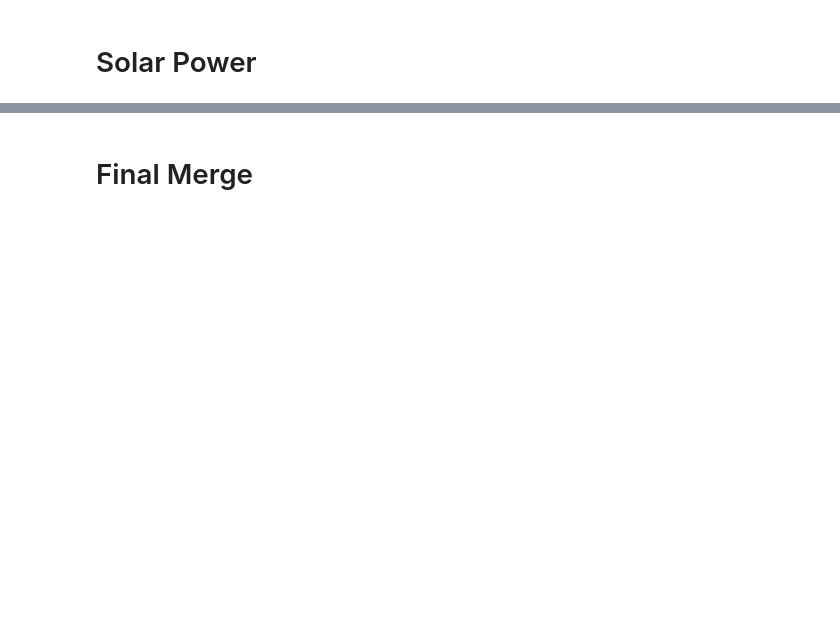
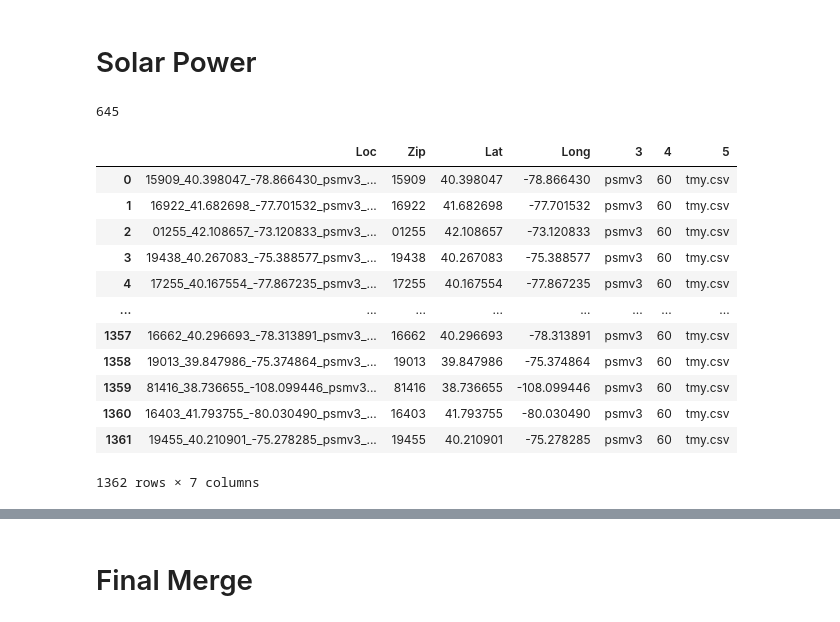
Before and after one commit to awendell989/Coincident_Peak_Final, a Jupyter notebook: CP_SE_Hour.ipynb, the cells around one changed output, grey strips where cells are left out. Saved outputs shown, nothing was run; the diff lists cells and outputs as text; code cells hidden in the pictures; blank space fills up the shorter version.

```diff
--- a/CP_SE_Hour.ipynb
+++ b/CP_SE_Hour.ipynb
@@ -292,6 +306,26 @@ Zip_Daily_Hourly_Solar_Production = pd.DataFrame()
 Need_WF_Zips = list(set(CP_Zips) - set(Weather_Files_Zips))
 for x in Need_WF_Zips:
     print(x)
+# %%
+len(CP_Zips)
+# %% [output]
+645
+# %%
+Weather_Files
+# %% [output]
+|  | Loc | Zip | Lat | Long | 3 | 4 | 5 |
+| 0 | 15909_40.398047_-78.866430_psmv3_... | 15909 | 40.398047 | -78.866430 | psmv3 | 60 | tmy.csv |
+| 1 | 16922_41.682698_-77.701532_psmv3_... | 16922 | 41.682698 | -77.701532 | psmv3 | 60 | tmy.csv |
+| 2 | 01255_42.108657_-73.120833_psmv3_... | 01255 | 42.108657 | -73.120833 | psmv3 | 60 | tmy.csv |
+| 3 | 19438_40.267083_-75.388577_psmv3_... | 19438 | 40.267083 | -75.388577 | psmv3 | 60 | tmy.csv |
+| 4 | 17255_40.167554_-77.867235_psmv3_... | 17255 | 40.167554 | -77.867235 | psmv3 | 60 | tmy.csv |
+| ... | ... | ... | ... | ... | ... | ... | ... |
+| 1357 | 16662_40.296693_-78.313891_psmv3_... | 16662 | 40.296693 | -78.313891 | psmv3 | 60 | tmy.csv |
+| 1358 | 19013_39.847986_-75.374864_psmv3_... | 19013 | 39.847986 | -75.374864 | psmv3 | 60 | tmy.csv |
+| 1359 | 81416_38.736655_-108.099446_psmv3... | 81416 | 38.736655 | -108.099446 | psmv3 | 60 | tmy.csv |
+| 1360 | 16403_41.793755_-80.030490_psmv3_... | 16403 | 41.793755 | -80.030490 | psmv3 | 60 | tmy.csv |
+| 1361 | 19455_40.210901_-75.278285_psmv3_... | 19455 | 40.210901 | -75.278285 | psmv3 | 60 | tmy.csv |
+1362 rows × 7 columns
 # %%
 for m in CP_Zips:
     print(m)
```
Also changed, not shown: parts of 14 cells of this notebook, 6 other files.
